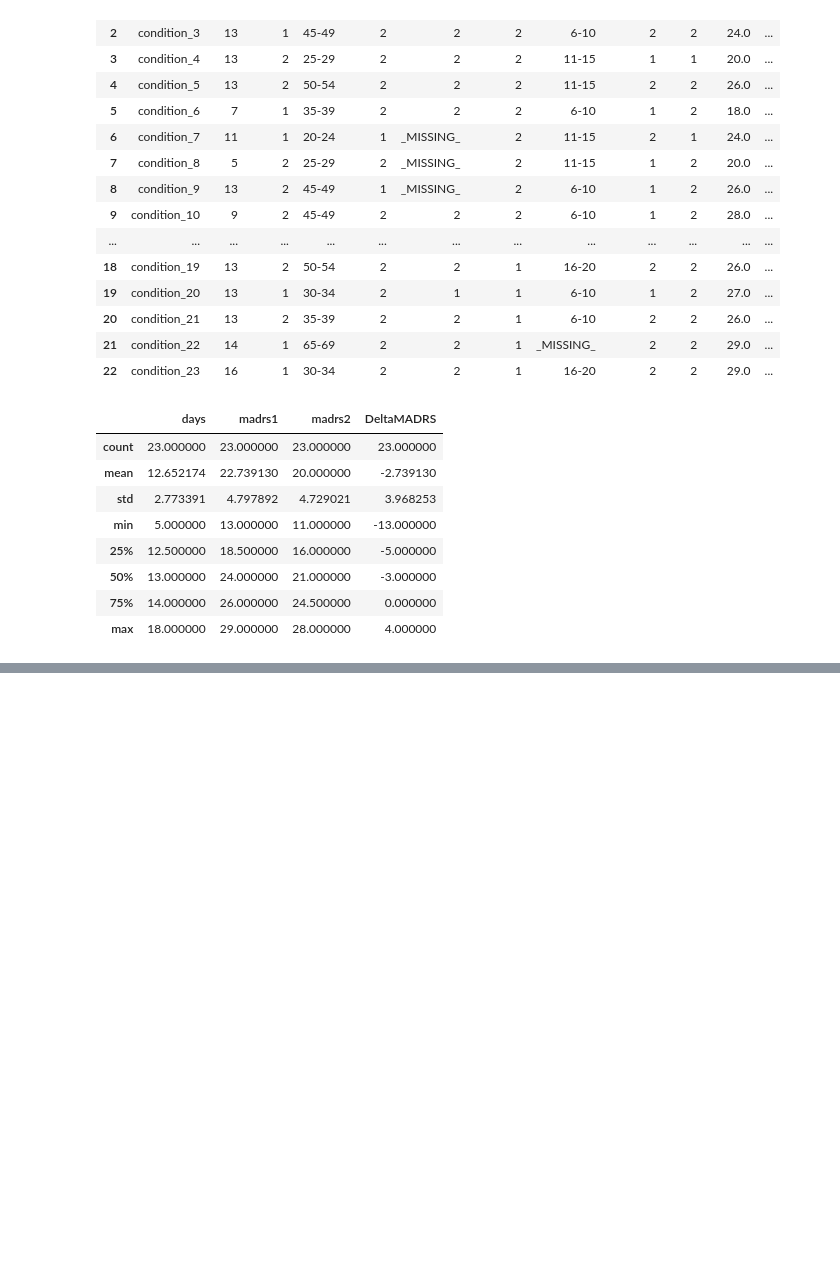
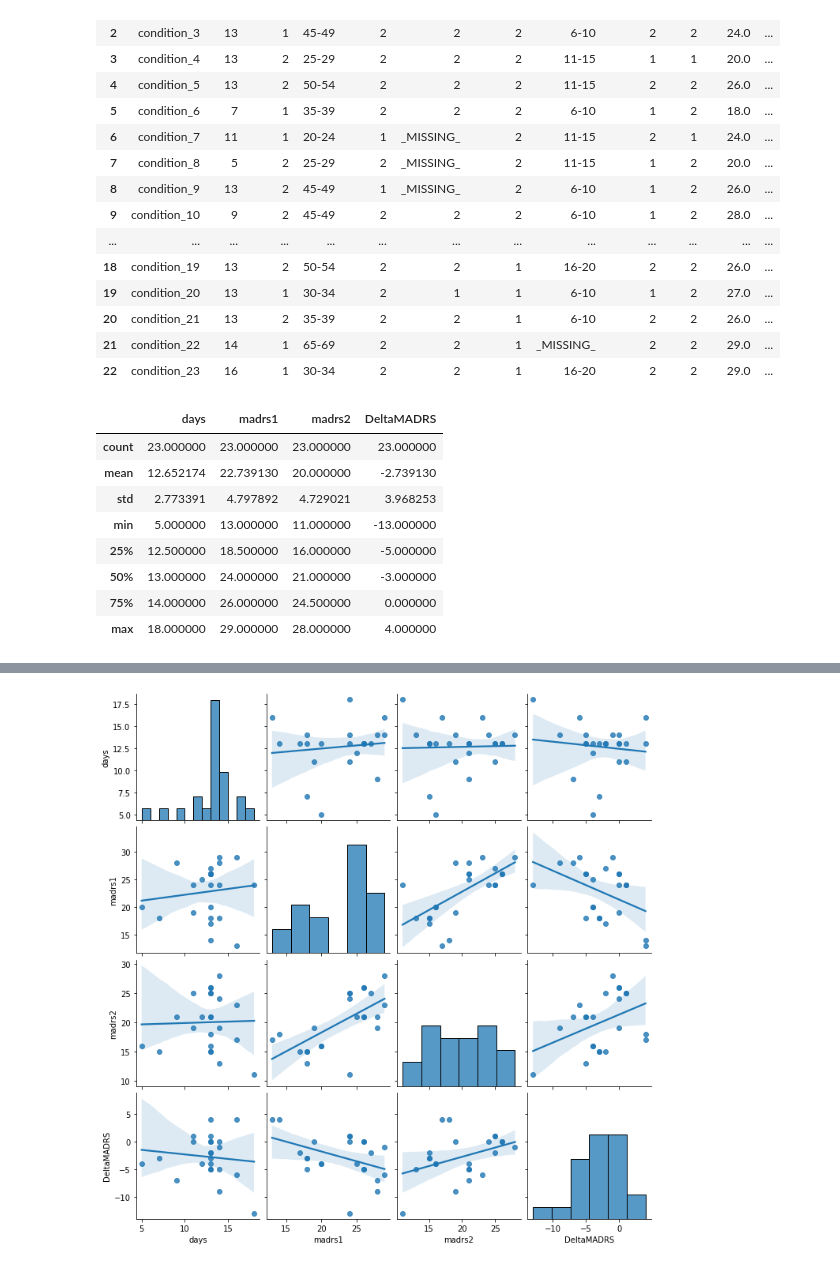
Before and after one commit to Empire-of-Dev/depression_data-TEAM_A, a Jupyter notebook: depression data.ipynb, the cells around one changed output, grey strips where cells are left out. Cells and saved outputs as stored; diff of their text form; code cells hidden in the pictures; blank space fills up the shorter version.

```diff
--- a/depression data.ipynb
+++ b/depression data.ipynb
@@ -112,0 +136,5 @@ data_condition[features_num].describe()
+# %%
+sns.pairplot(data_condition[features_num], kind='reg')
+plt.show()
+# %% [output]
+[figure, added]
```
Also changed, not shown: parts of 26 cells of this notebook.
